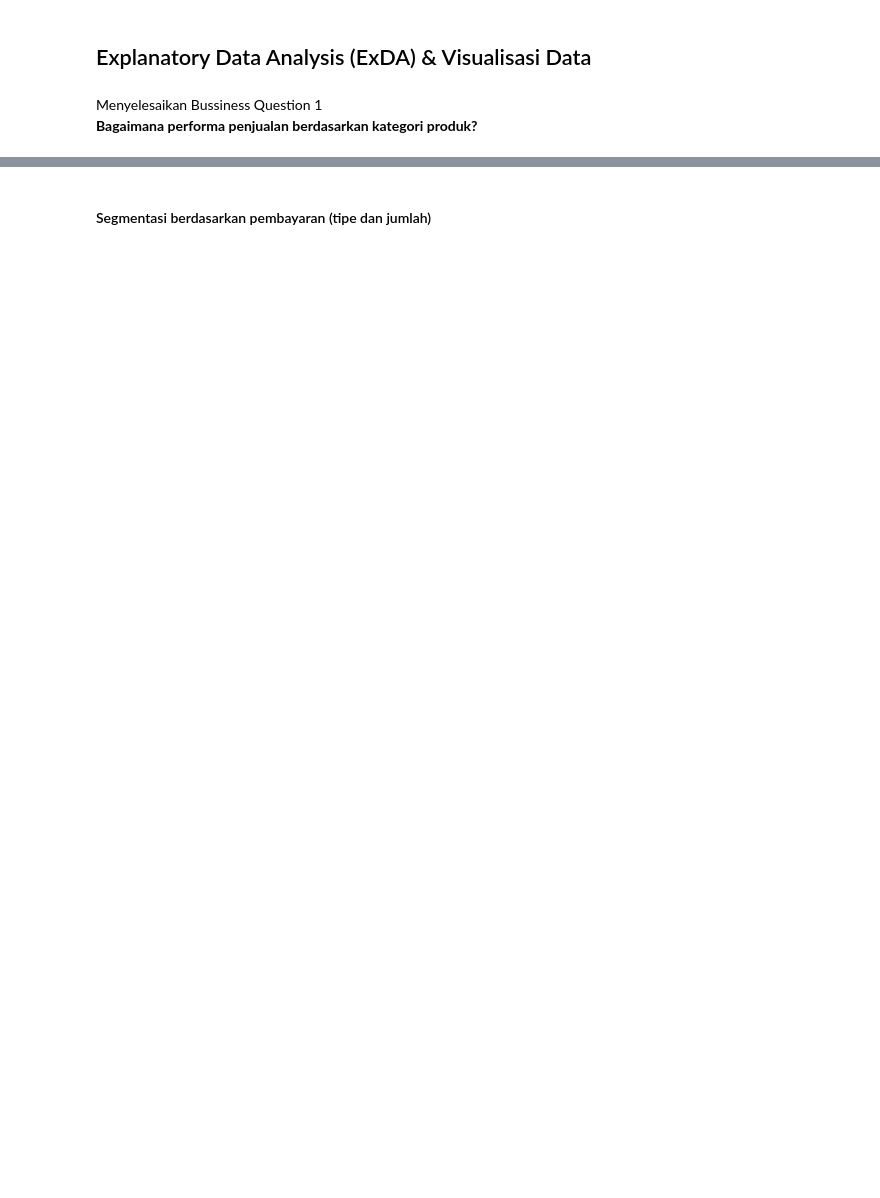
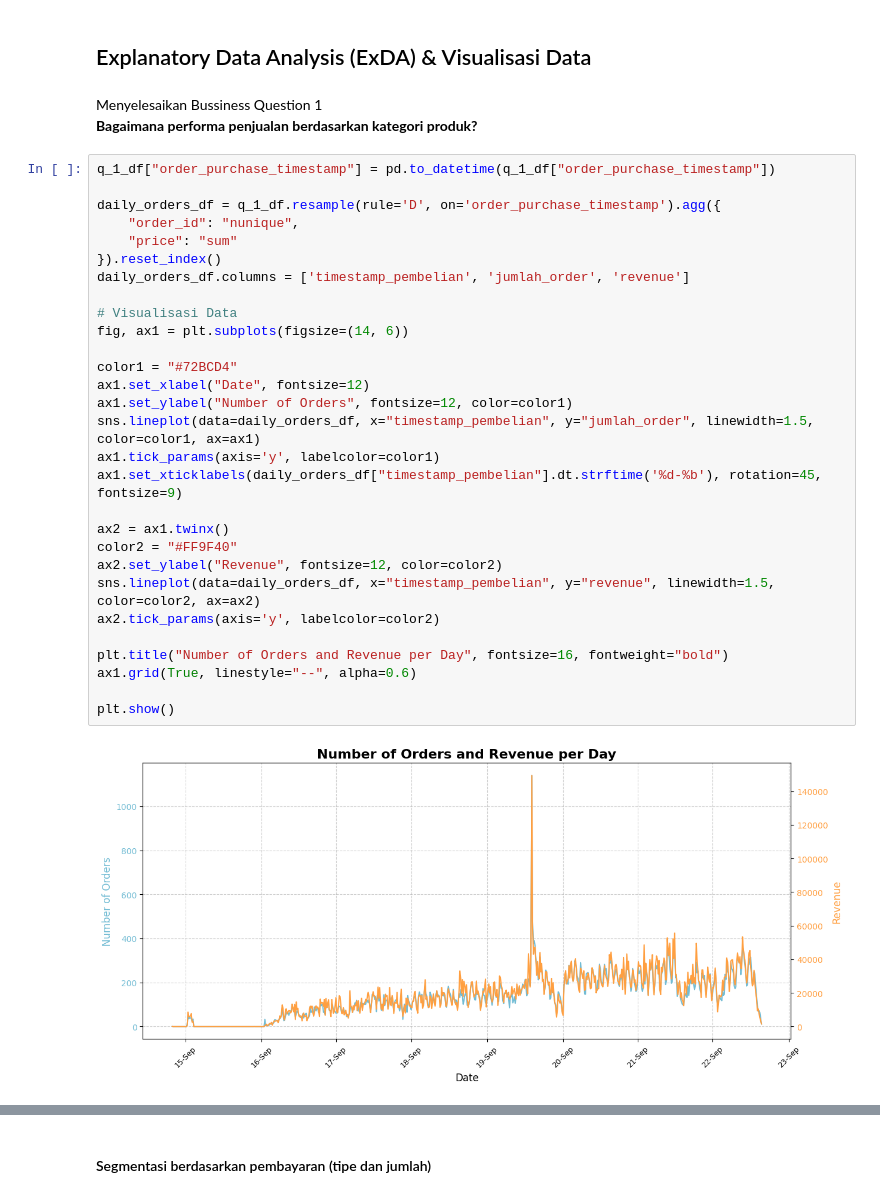
Before and after one commit to mendhiri/dashboard-brazilian-ecommerce, a Jupyter notebook: analysis-notebook.ipynb, the cells around one changed output, grey strips where cells are left out. Drawn from its saved outputs; the diff is of its cells as text; blank space fills up the shorter version.

```diff
--- a/analysis-notebook.ipynb
+++ b/analysis-notebook.ipynb
@@ -305,6 +617,37 @@ count_by_status
 # %% [markdown]
 Menyelesaikan Bussiness Question 1\
 **Bagaimana performa penjualan berdasarkan kategori produk?**
+# %%
+q_1_df["order_purchase_timestamp"] = pd.to_datetime(q_1_df["order_purchase_timestamp"])
+
+daily_orders_df = q_1_df.resample(rule='D', on='order_purchase_timestamp').agg({
+    "order_id": "nunique",
+    "price": "sum"
+}).reset_index()
+daily_orders_df.columns = ['timestamp_pembelian', 'jumlah_order', 'revenue']
+
+# Visualisasi Data
+fig, ax1 = plt.subplots(figsize=(14, 6))
+
+color1 = "#72BCD4"
+ax1.set_xlabel("Date", fontsize=12)
+ax1.set_ylabel("Number of Orders", fontsize=12, color=color1)
+sns.lineplot(data=daily_orders_df, x="timestamp_pembelian", y="jumlah_order", linewidth=1.5, color=color1, ax=ax1)
+ax1.tick_params(axis='y', labelcolor=color1)
+ax1.set_xticklabels(daily_orders_df["timestamp_pembelian"].dt.strftime('%d-%b'), rotation=45, fontsize=9)
+
+ax2 = ax1.twinx()
+color2 = "#FF9F40"
+ax2.set_ylabel("Revenue", fontsize=12, color=color2)
+sns.lineplot(data=daily_orders_df, x="timestamp_pembelian", y="revenue", linewidth=1.5, color=color2, ax=ax2)
+ax2.tick_params(axis='y', labelcolor=color2)
+
+plt.title("Number of Orders and Revenue per Day", fontsize=16, fontweight="bold")
+ax1.grid(True, linestyle="--", alpha=0.6)
+
+plt.show()
+# %% [output]
+[figure, added]
 # %%
 # Pastikan order_date dalam format datetime
 q_1_df["order_purchase_timestamp"] = pd.to_datetime(q_1_df["order_purchase_timestamp"])
```
Also changed, not shown: parts of 86 cells of this notebook, 3 other files.
